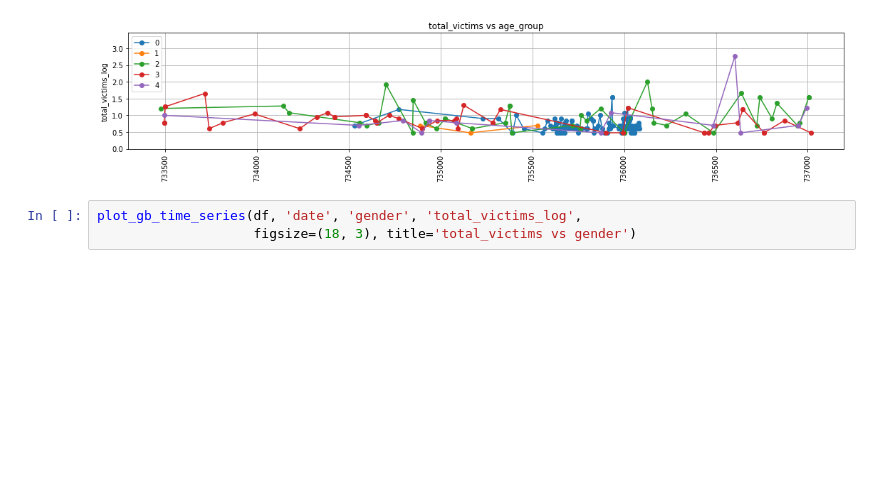
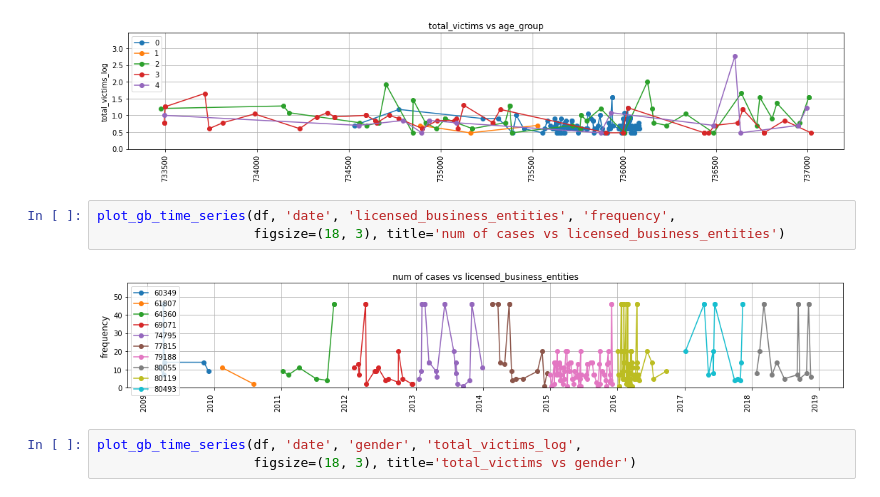
Before and after one commit to BinhKieu82/Springboard_Capstone2, a Jupyter notebook: notebooks/05_finalversion.ipynb, the cells around one changed output. Cells and saved outputs as stored; diff of their text form; blank space fills up the shorter version.

```diff
--- a/notebooks/05_finalversion.ipynb
+++ b/notebooks/05_finalversion.ipynb
@@ -395,6 +397,11 @@ plot_gb_time_series(df, 'date', 'age_group', 'total_victims_log',
                     figsize=(18, 3), title='total_victims vs age_group')
 # %% [output]
 [figure]
+# %%
+plot_gb_time_series(df, 'date', 'licensed_business_entities', 'frequency',
+                    figsize=(18, 3), title='num of cases vs licensed_business_entities')
+# %% [output]
+[figure, added]
 # %%
 plot_gb_time_series(df, 'date', 'gender', 'total_victims_log',
                     figsize=(18, 3), title='total_victims vs gender')
```
Also changed, not shown: parts of 27 cells of this notebook, 4 other files.
